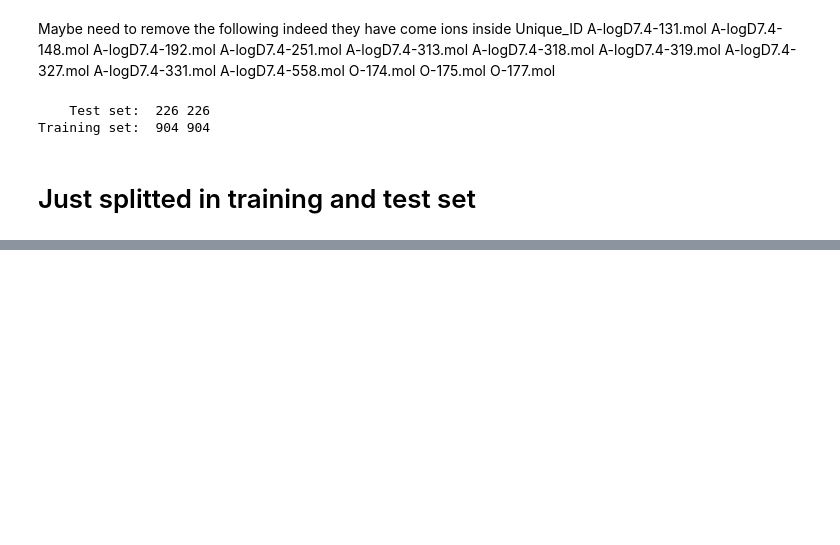
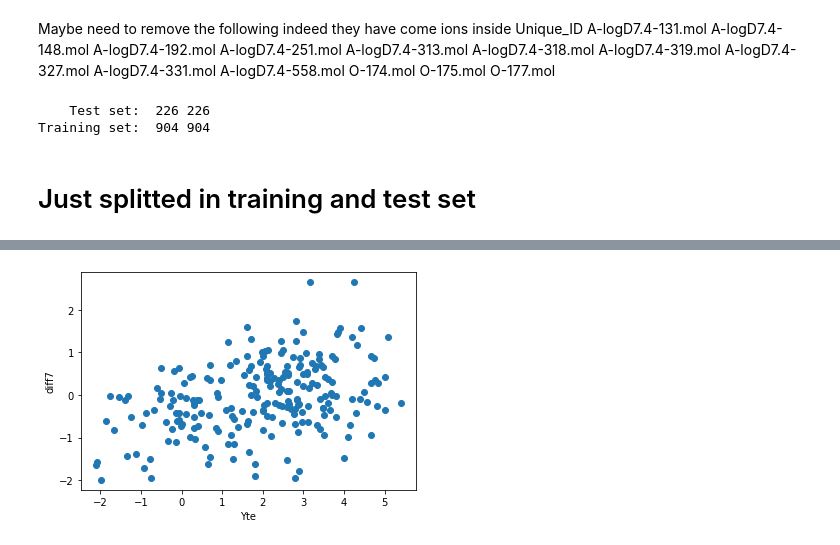
Before and after one commit to lstorchi/mllogdp, a Jupyter notebook: mergedataset.ipynb, the cells around one changed output, grey strips where cells are left out. Drawn from its saved outputs; the diff is of its cells as text; code cells hidden in the pictures; blank space fills up the shorter version.

```diff
--- a/mergedataset.ipynb
+++ b/mergedataset.ipynb
@@ -133,0 +296,8 @@ Training set:  904 904
+# %%
+# GRAFICO : RESIDUI ORDINARI modello a 7 vs Yte
+plt.xlabel("Yte")
+plt.ylabel("diff7")
+plt.scatter( Yte, diff7)
+plt.show()
+# %% [output]
+[figure, added]
```
Also changed, not shown: parts of 6 cells of this notebook.
